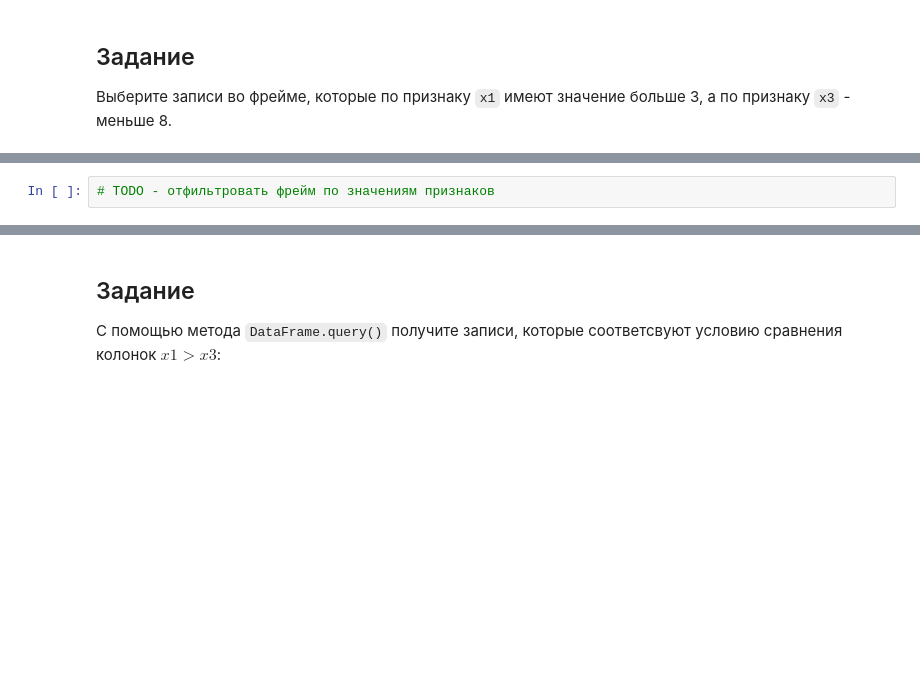
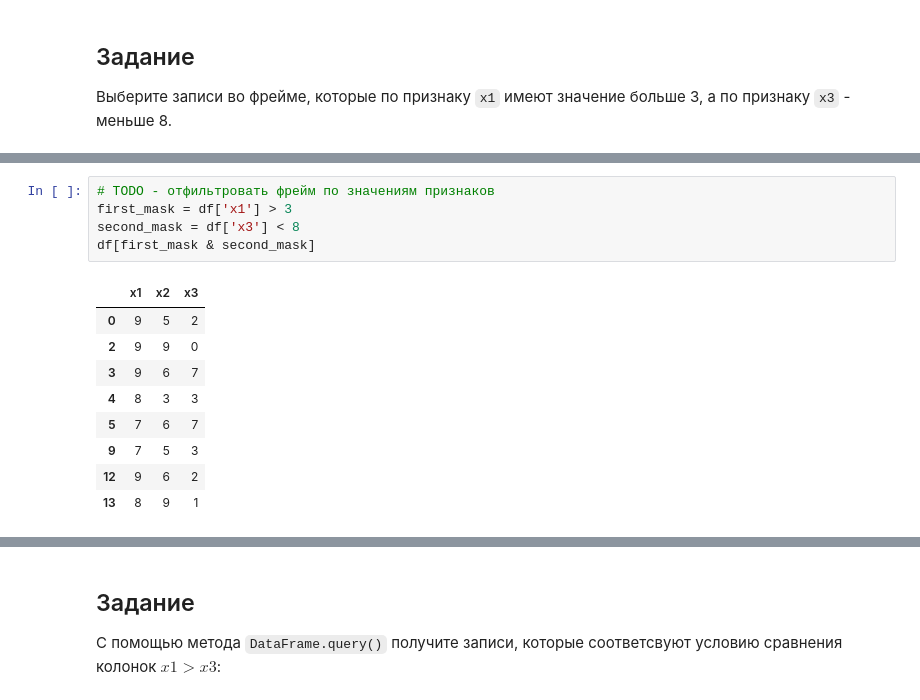
Before and after one commit to Dohako/ml_learning, a Jupyter notebook: Notebooks/03_Pandas.ipynb, the cells around one changed output, grey strips where cells are left out. Cells and saved outputs as stored; diff of their text form; blank space fills up the shorter version.

```diff
--- a/Notebooks/03_Pandas.ipynb
+++ b/Notebooks/03_Pandas.ipynb
@@ -313,5 +525,18 @@ df.head(3)
 # %%
 # TODO - отфильтровать фрейм по значениям признаков
+first_mask = df['x1'] > 3
+second_mask = df['x3'] < 8
+df[first_mask & second_mask]
+# %% [output]
+|  | x1 | x2 | x3 |
+| 0 | 9 | 5 | 2 |
+| 2 | 9 | 9 | 0 |
+| 3 | 9 | 6 | 7 |
+| 4 | 8 | 3 | 3 |
+| 5 | 7 | 6 | 7 |
+| 9 | 7 | 5 | 3 |
+| 12 | 9 | 6 | 2 |
+| 13 | 8 | 9 | 1 |
 # %%
 # TODO - отобразите только колонки x1 и x2 с учетом условий
 #           (используйте .loc[])
```
Also changed, not shown: parts of 31 cells of this notebook.
